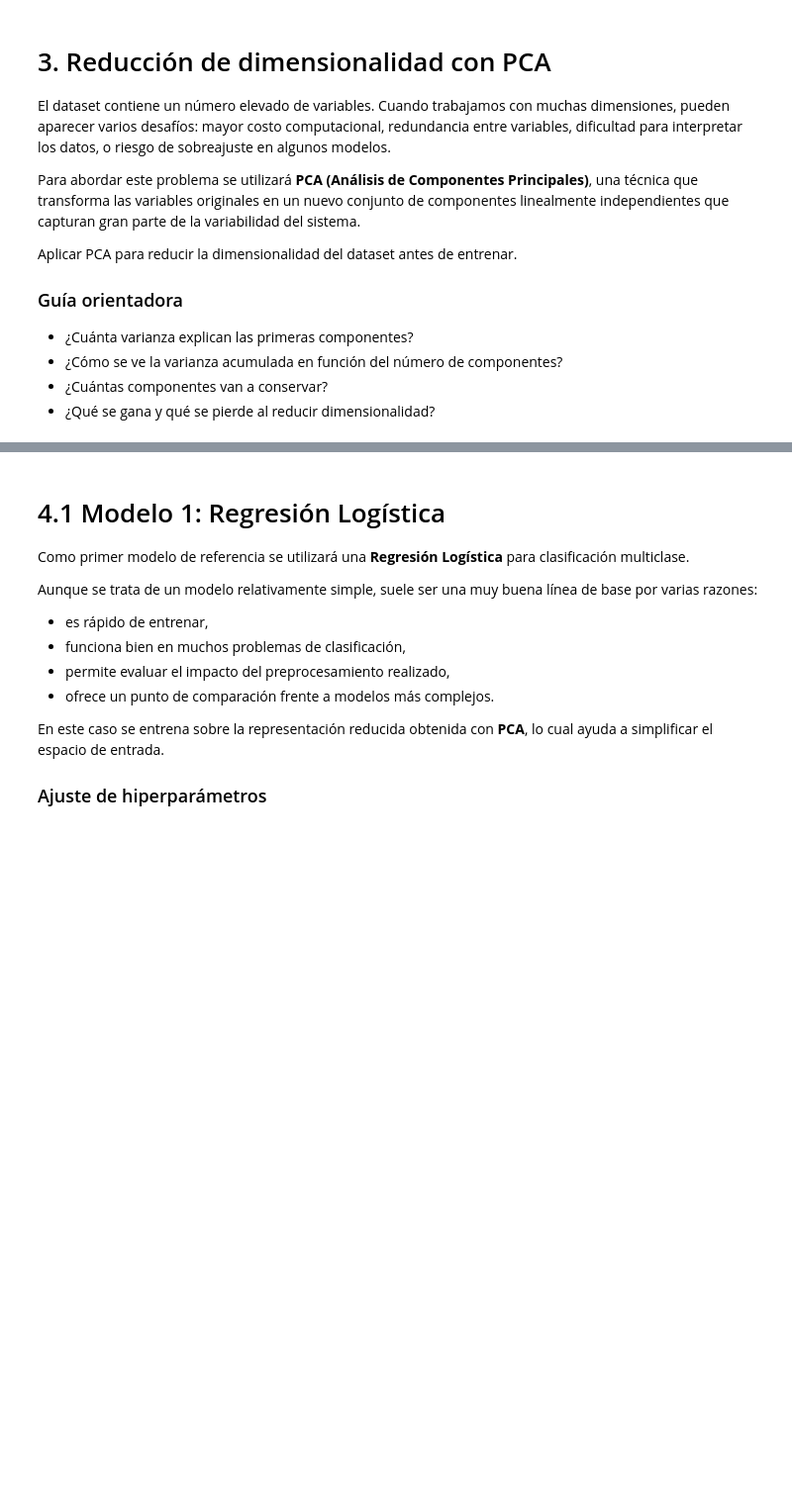
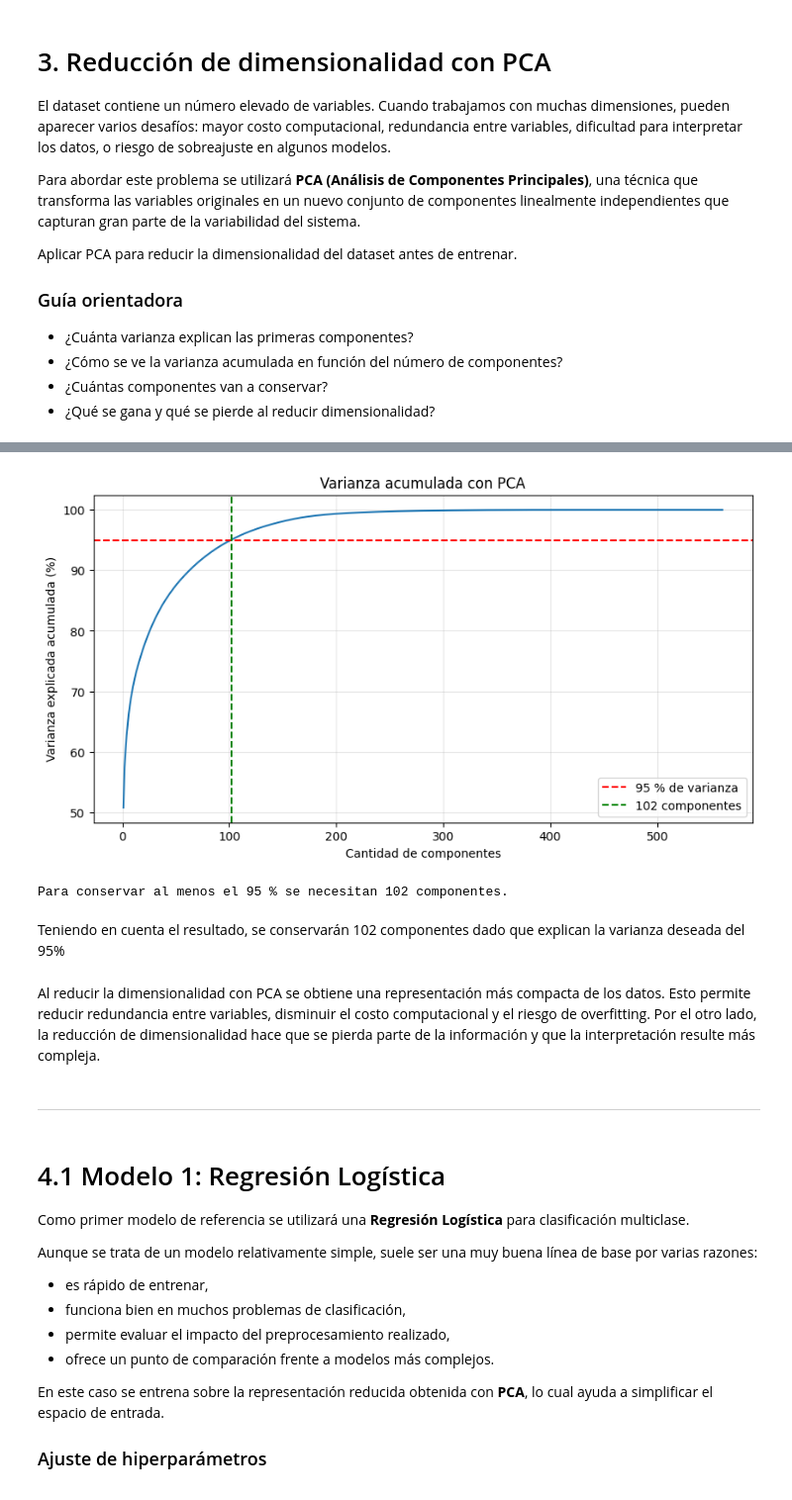
Before and after one commit to matigold22/TP-SIA, a Jupyter notebook: Consigna_TP2.ipynb, the cells around one changed output, grey strips where cells are left out. Shown at 99% size. Saved outputs shown, nothing was run; the diff lists cells and outputs as text; code cells hidden in the pictures; blank space fills up the shorter version.

```diff
--- a/Consigna_TP2.ipynb
+++ b/Consigna_TP2.ipynb
@@ -140,0 +246,7 @@ El análisis exploratorio no solo sirve para “mirar” los datos: también ayu
+# %%
+from sklearn.preprocessing import LabelEncoder
+
+encoder = LabelEncoder()
+df_train["Activity"] = encoder.fit_transform(df_train["Activity"])
+df_test["Activity"] = encoder.transform(df_test["Activity"])
+df_train["Activity"].head(5)
@@ -140,0 +268,9 @@ El análisis exploratorio no solo sirve para “mirar” los datos: también ayu
+# %%
+X_train = df_train.drop(columns=["Activity", "subject"])
+X_test = df_test[X_train.columns]
+y_train = df_train["Activity"]
+y_test = df_test["Activity"]
+# %%
+scaler = StandardScaler()
+X_train_scaled = scaler.fit_transform(X_train)
+X_test_scaled = scaler.transform(X_test)
@@ -157,0 +296,12 @@ Aplicar PCA para reducir la dimensionalidad del dataset antes de entrenar.
+# %%
+pca = PCA(svd_solver="full")
+pca.fit(X_train_scaled)
+
+varianza_acumulada = np.cumsum(pca.explained_variance_ratio_)
+
+tabla_varianza = pd.DataFrame({
+    "Componente": np.arange(1, len(varianza_acumulada) + 1),
+    "Varianza explicada (%)": pca.explained_variance_ratio_ * 100,
+    "Varianza acumulada (%)": varianza_acumulada * 100})
+
+display(tabla_varianza.head(10).round(2))
@@ -157,0 +320,22 @@ Aplicar PCA para reducir la dimensionalidad del dataset antes de entrenar.
+# %%
+n_componentes = np.searchsorted(varianza_acumulada, 0.95) + 1
+
+plt.figure(figsize=(10, 5))
+plt.plot(tabla_varianza["Componente"], varianza_acumulada * 100)
+plt.axhline(95, color="red", linestyle="--", label="95 % de varianza")
+plt.axvline(n_componentes, color="green", linestyle="--", label=f"{n_componentes} componentes")
+plt.xlabel("Cantidad de componentes")
+plt.ylabel("Varianza explicada acumulada (%)")
+plt.title("Varianza acumulada con PCA")
+plt.legend()
+plt.grid(alpha=0.3)
+plt.show()
+
+print(f"Para conservar al menos el 95 % se necesitan {n_componentes} componentes.")
+# %% [output]
+[figure, added]
+Para conservar al menos el 95 % se necesitan 102 componentes.
+# %% [markdown]
+Teniendo en cuenta el resultado, se conservarán 102 componentes dado que explican la varianza deseada del 95%
+# %% [markdown]
+Al reducir la dimensionalidad con PCA se obtiene una representación más compacta de los datos. Esto permite reducir redundancia entre variables, disminuir el costo computacional y el riesgo de overfitting. Por el otro lado, la reducción de dimensionalidad hace que se pierda parte de la información y que la interpretación resulte más compleja.
@@ -158,3 +345,5 @@ Aplicar PCA para reducir la dimensionalidad del dataset antes de entrenar.
+# %% [markdown]
+___
 # %% [markdown]
 # 4.1 Modelo 1: Regresión Logística
 
```
Also changed, not shown: parts of 45 cells of this notebook.
